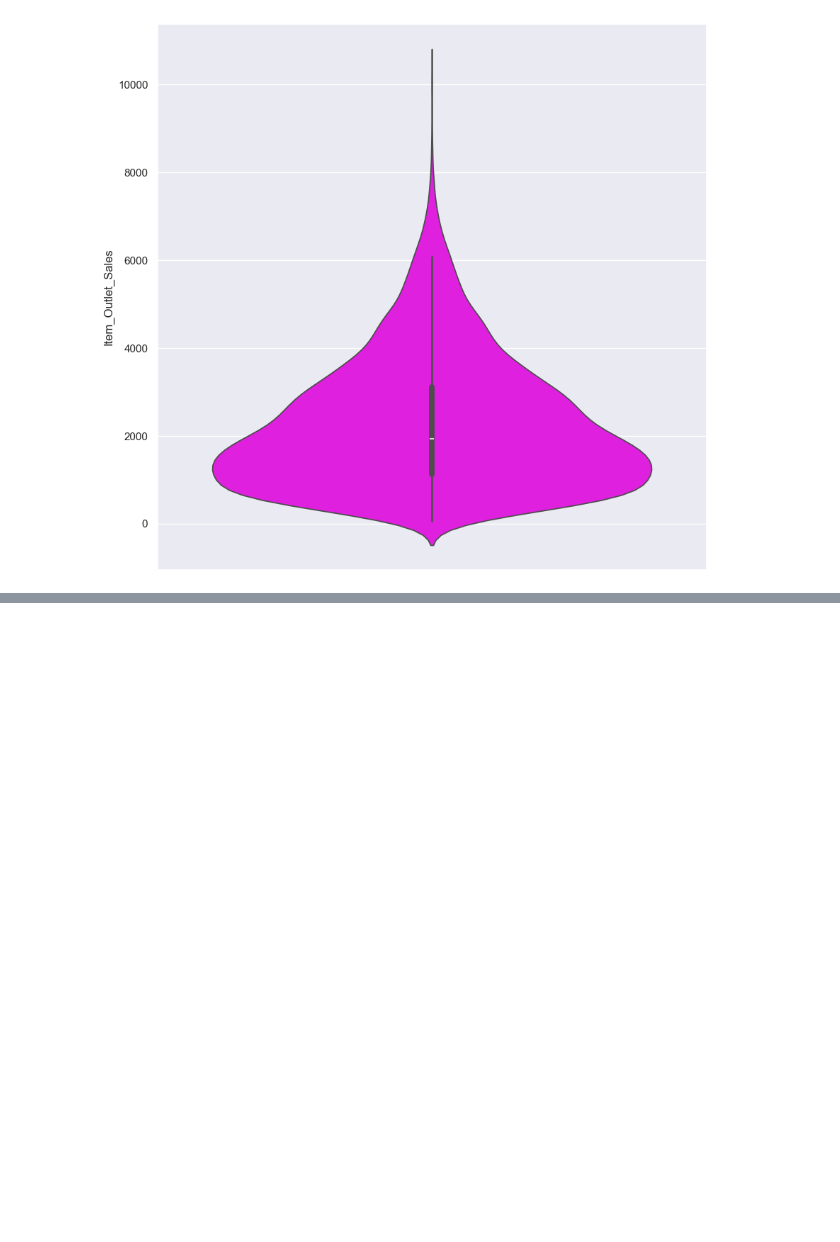
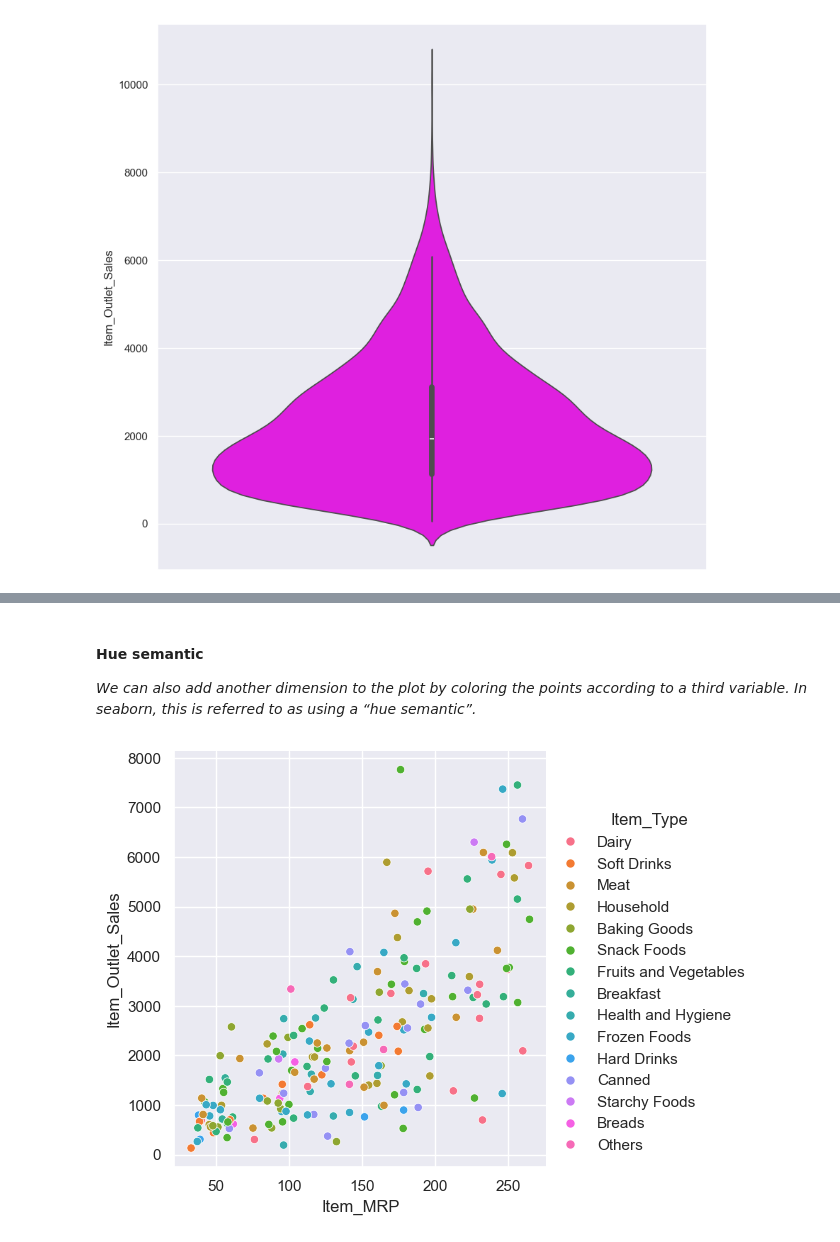
Before and after one commit to Josh-chief/IntroPython, a Jupyter notebook: Seaborn_Visualization.ipynb, the cells around one changed output, grey strips where cells are left out. Drawn from its saved outputs; the diff is of its cells as text; code cells hidden in the pictures; blank space fills up the shorter version.

Commit message:
starting advanced seaborn

```diff
--- a/Seaborn_Visualization.ipynb
+++ b/Seaborn_Visualization.ipynb
@@ -112,0 +133,8 @@ sns.violinplot(data_BM['Item_Outlet_Sales'], orient='vertical', color='magenta')
+# %% [markdown]
+#### Hue semantic
+
+*We can also add another dimension to the plot by coloring the points according to a third variable. In seaborn, this is referred to as using a “hue semantic”.*
+# %%
+sns.relplot(x='Item_MRP', y='Item_Outlet_Sales', hue='Item_Type', data=data_BM[:200]);
+# %% [output]
+[figure, added]
```
Also changed, not shown: parts of 12 cells of this notebook.
